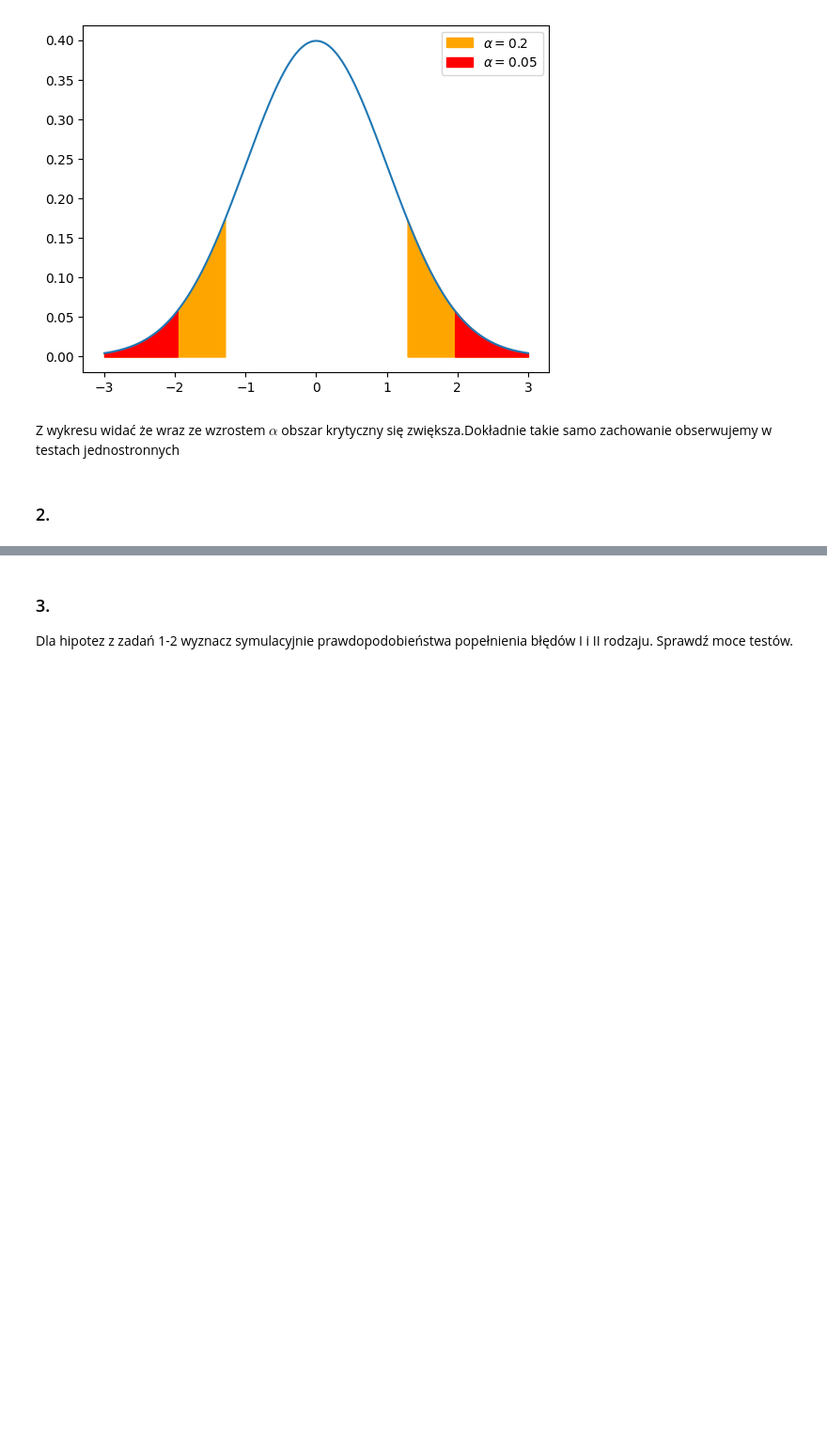
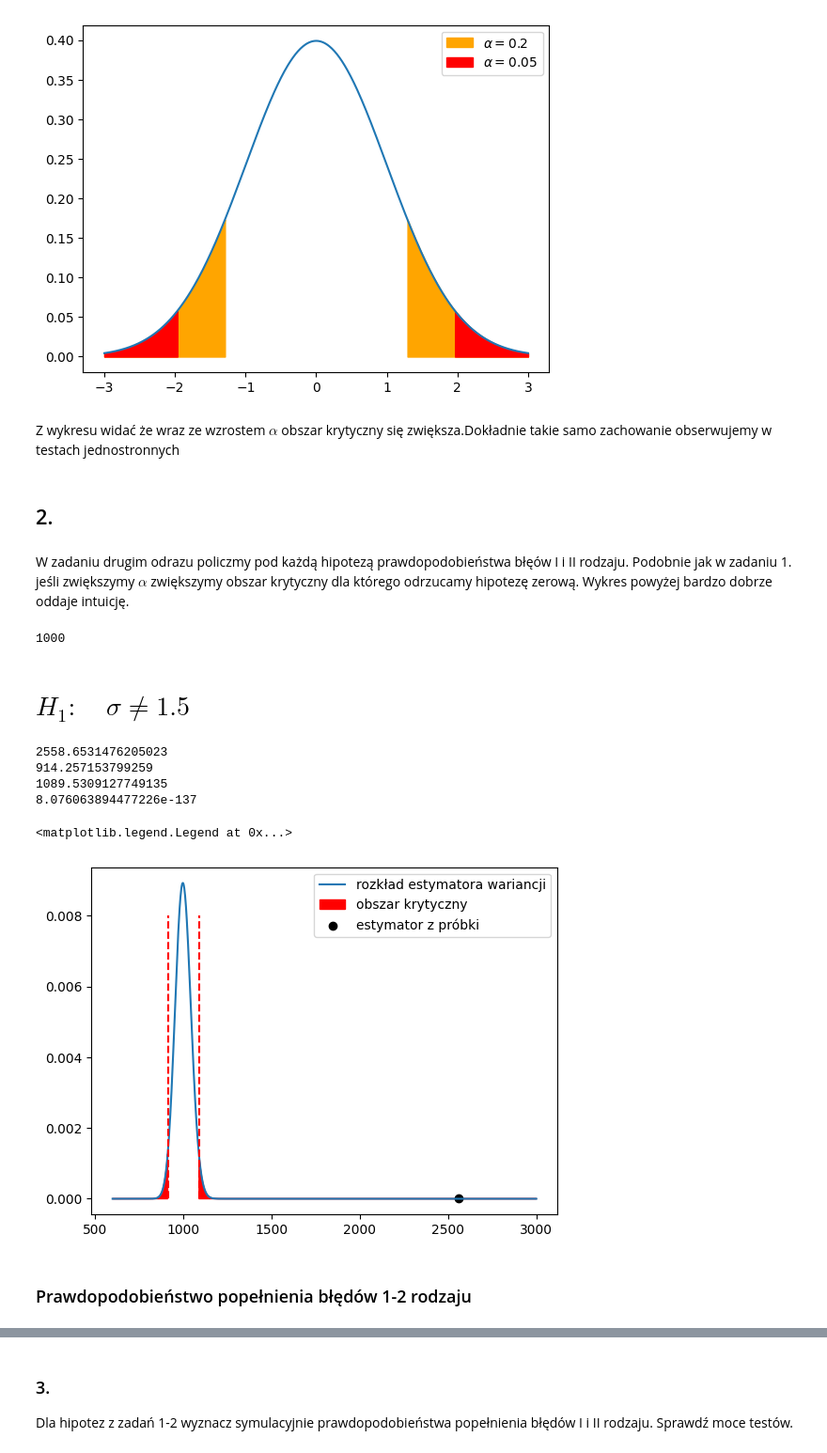
Before and after one commit to JustFren/raport_statystyka, a Jupyter notebook: raport2/raport_2.ipynb, the cells around one changed output, grey strips where cells are left out. Shown at 94% size. Cells and saved outputs as stored; diff of their text form; code cells hidden in the pictures; blank space fills up the shorter version.

```diff
--- a/raport2/raport_2.ipynb
+++ b/raport2/raport_2.ipynb
@@ -94,4 +95,57 @@ plt.show()
 # %% [markdown]
 Z wykresu widać że wraz ze wzrostem $\alpha$ obszar krytyczny się zwiększa.Dokładnie takie samo zachowanie obserwujemy w testach jednostronnych
 # %% [markdown]
-### 2.
+## 2.
+# %% [markdown]
+W zadaniu drugim odrazu policzmy pod każdą hipotezą prawdopodobieństwa błęów I i II rodzaju. Podobnie jak w zadaniu 1. jeśli zwiększymy $\alpha$ zwiększymy obszar krytyczny dla którego odrzucamy hipotezę zerową. Wykres powyżej bardzo dobrze oddaje intuicję.
+# %%
+plik =open("lista7zad2.txt", "r")
+p = plik.read()
+p = p.split(",")
+dane = np.zeros(len(p))
+for i in range(len(p)):
+    dane[i] = float(p[i])
+
+print(len(dane))
+# %% [output]
+1000
+# %% [markdown]
+# $H_{1}:\quad \sigma \neq 1.5$
+# %%
+# H0 = wariancja = 1,5
+# H1 wariancja != 1,5
+
+# statystyka chisquare dla naszej próbki
+h0_var = 1.5
+srednia_populacji = 0.2
+n = len(dane)
+alfa = 0.05
+
+# Estymator s2
+
+# znamy naszą średnią populacji więc mamy n -stopni swobody
+chi_probka = np.sum((dane - srednia_populacji)**2) / h0_var
+chi_left = scipy.stats.chi2.ppf(alfa/2,df=n)
+chi_right = scipy.stats.chi2.ppf(1-alfa/2, df=n)
+p_value = 2 * min(scipy.stats.chi2.cdf(chi_probka, df=n),scipy.stats.chi2.sf(chi_probka, df=n) )
+print(p_value)
+# wiemy że nasz estymator ma rozkład chi-2 z n-1 stopniami swobody
+# liczymy kwantyle dla poz. istotnosci 1-alfa
+# %% [output]
+2558.6531476205023
+914.257153799259
+1089.5309127749135
+8.076063894477226e-137
+# %%
+argumenty = np.linspace(600,3000, 1000)
+
+plt.plot(argumenty, scipy.stats.chi2.pdf(argumenty, df=n), label="rozkład estymatora wariancji")
+plt.vlines([chi_left, chi_right], ymin=0, ymax=0.008, linestyles="--", color="red")
+plt.fill_between(x=argumenty,y1=scipy.stats.chi2.pdf(argumenty, df=n),where = (argumenty < chi_left) | (argumenty > chi_right),color='r', label="obszar krytyczny")
+plt.scatter(chi_probka, 0, color="black", label="estymator z próbki")
+plt.legend()
+# %% [output]
+<matplotlib.legend.Legend at 0x...>
+[figure, added]
+# %% [markdown]
+### Prawdopodobieństwo popełnienia błędów 1-2 rodzaju
```
Also changed, not shown: parts of 16 cells of this notebook, 2 other files.
